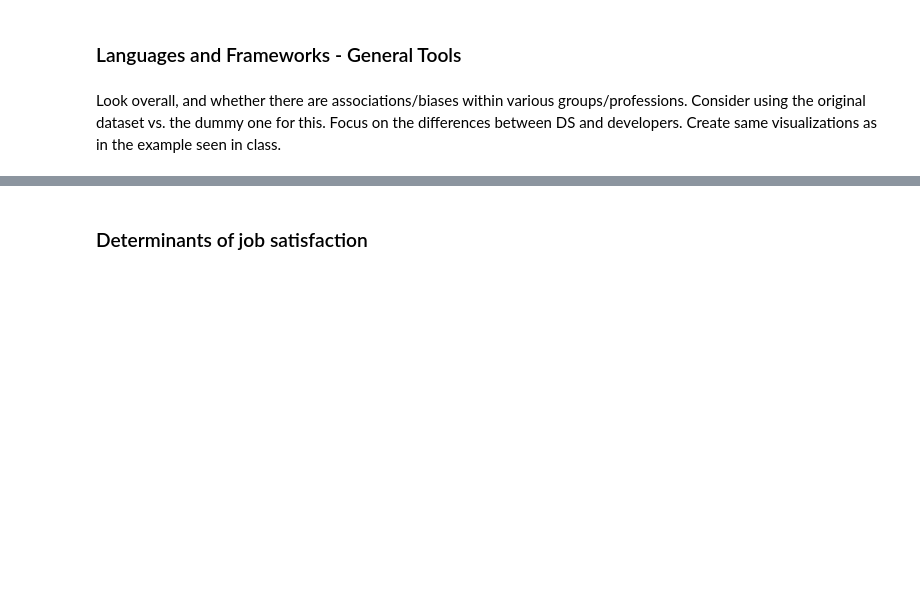
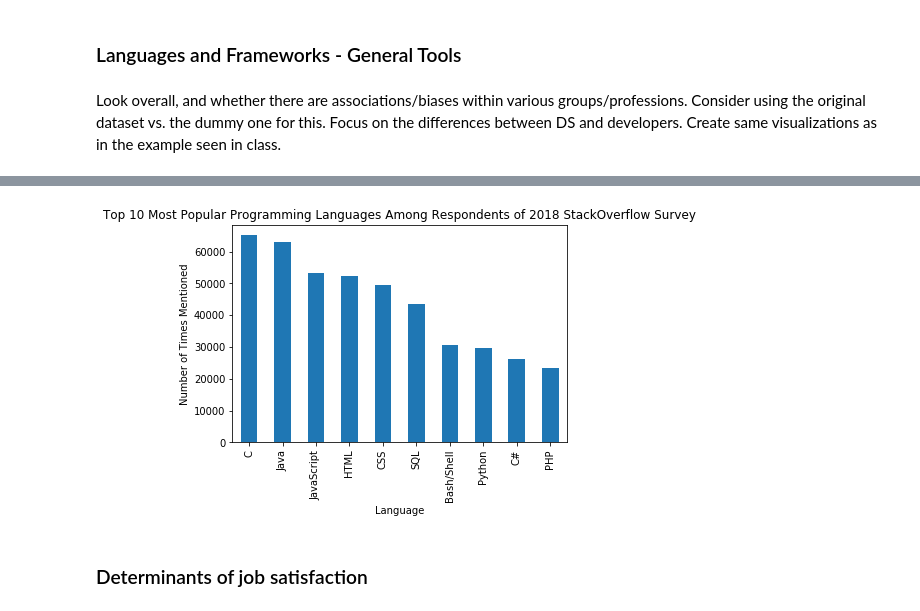
Before and after one commit to celestinhermez/stackoverflow_survey_2018_analysis, a Jupyter notebook: Developer Survey Analysis.ipynb, the cells around one changed output, grey strips where cells are left out. Saved outputs shown, nothing was run; the diff lists cells and outputs as text; code cells hidden in the pictures; blank space fills up the shorter version.

Commit message:
Most popular languages - overall Analyzing which are the top 10 most popular languages (already used) overall among the respondents of the survey. Removed NA values, reformatted the data

```diff
--- a/Developer Survey Analysis.ipynb
+++ b/Developer Survey Analysis.ipynb
@@ -158,0 +187,32 @@ Create same visualizations as in the example seen in class.
+# %%
+# Now that we have all the possible values, we use them to create counts for each
+# We start by creating a helper function
+
+def total_count(df, col1, col2, look_for):
+    '''
+    INPUT:
+    df - the pandas dataframe you want to search
+    col1 - the column name you want to look through
+    col2 - the column you want to count values from
+    look_for - a list of strings you want to search for in each row of df[col]
+
+    OUTPUT:
+    new_df - a dataframe of each look_for with the count of how often it shows up
+    '''
+    new_df = defaultdict(int)
+    #loop through list of ed types
+    for val in look_for:
+        #loop through rows
+        for idx in range(df.shape[0]):
+            #if the ed type is in the row add 1
+            if val in df[col1][idx]:
+                new_df[val] += int(df[col2][idx])
+    new_df = pd.DataFrame(pd.Series(new_df)).reset_index()
+    new_df.columns = [col1, col2]
+    new_df.sort_values('count', ascending=False, inplace=True)
+    return new_df
+
+languages_overall = data_2018_languages_past.LanguageWorkedWith.value_counts().reset_index()
+languages_overall.rename(columns={'index': 'language', 'LanguageWorkedWith': 'count'}, inplace=True)
+languages_overall = total_count(languages_overall, 'language', 'count', languages)
+languages_overall.set_index('language', inplace=True)
@@ -159,3 +237,16 @@ Create same visualizations as in the example seen in class.
+# %%
+# We can now plot the popularity of various languages overall
+# We only keep the top 10
+languages_overall.head(10).plot(kind = 'bar', legend = None);
+plt.title("Top 10 Most Popular Programming Languages Among Respondents of 2018 StackOverflow Survey");
+plt.xlabel("Language");
+plt.ylabel("Number of Times Mentioned");
+#     if plot:
+#         (study_df/study_df.sum()).plot(kind='bar', legend=None);
+#         plt.title(title);
+#         plt.show()
+# %% [output]
+[figure, added]
 # %% [markdown]
 ### Determinants of job satisfaction
 # %% [markdown]
```
Also changed, not shown: parts of 5 cells of this notebook.
